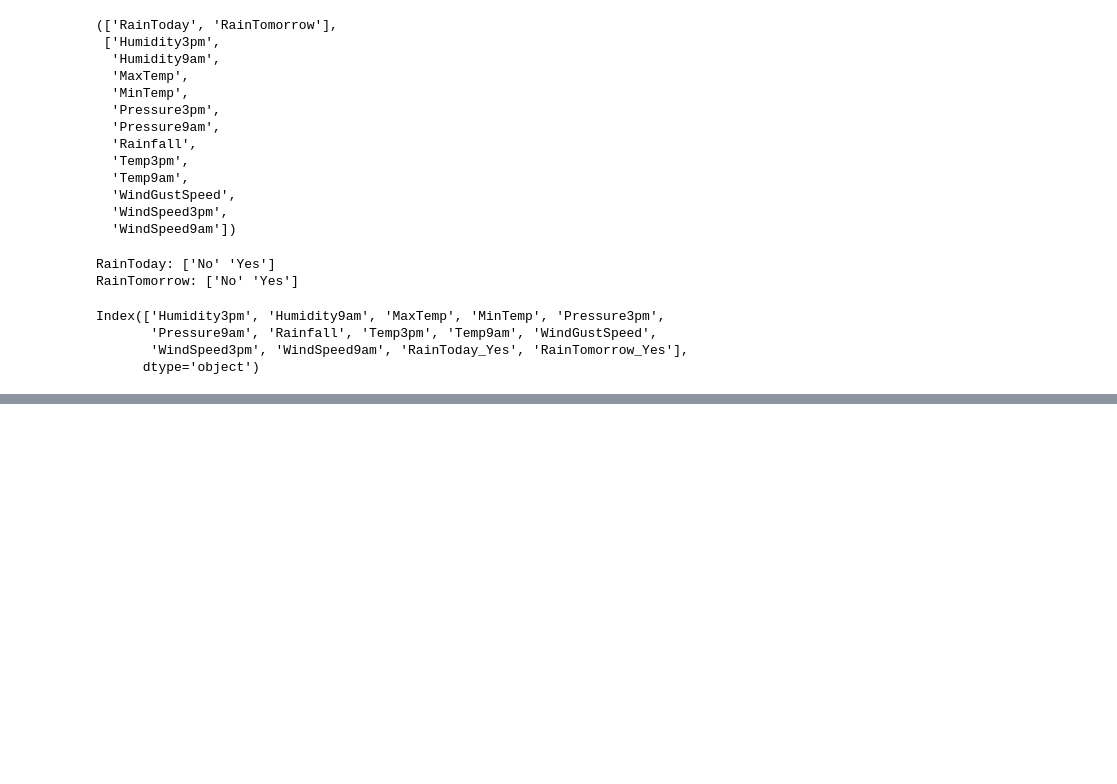
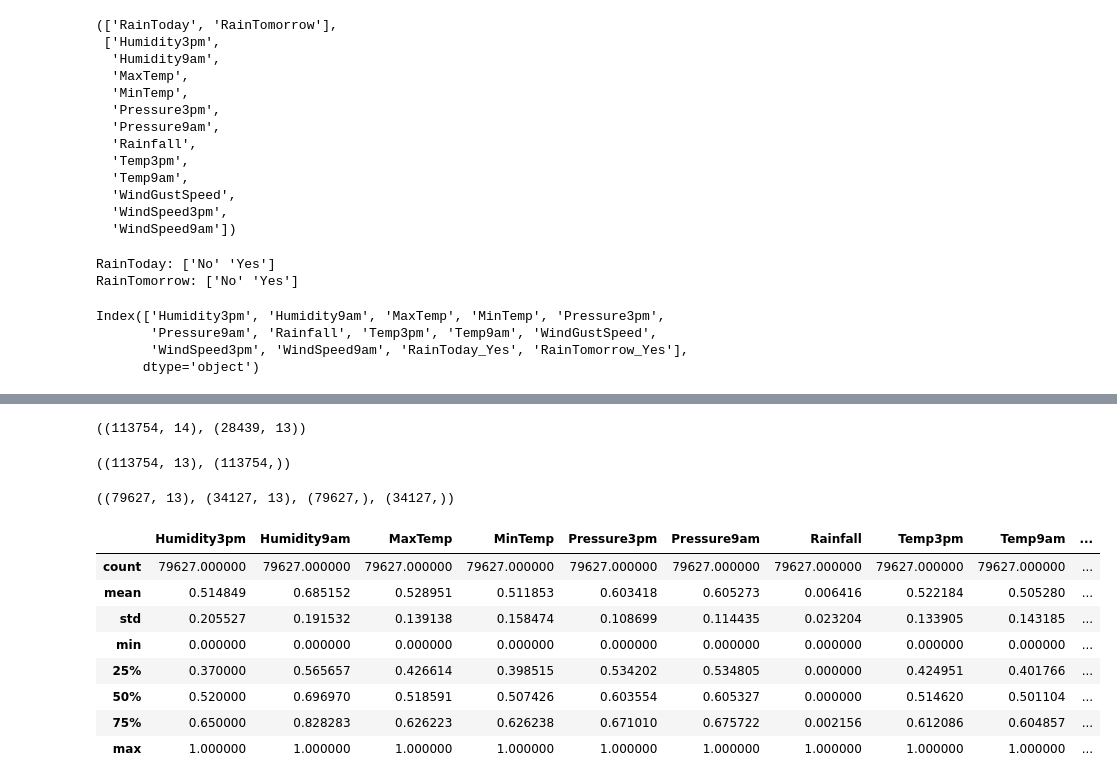
Before and after one commit to SauloEnock/Minicurso-Data-Science, a Jupyter notebook: pratica.ipynb, the cells around one changed output, grey strips where cells are left out. Saved outputs shown, nothing was run; the diff lists cells and outputs as text; code cells hidden in the pictures; blank space fills up the shorter version.

Commit message:
Treinamento e Resultados Modelo Houdout

```diff
--- a/pratica.ipynb
+++ b/pratica.ipynb
@@ -252,0 +287,15 @@ Index(['Humidity3pm', 'Humidity9am', 'MaxTemp', 'MinTemp', 'Pressure3pm',
+# %%
+test = data.loc[dtest.index]
+test.drop('RainTomorrow_Yes', axis=1, inplace=True)
+
+# Separando os dados para treino e validação dos modelos
+data = data.loc[dtrain.index]
+data.shape, test.shape
+# %% [output]
+((113754, 14), (28439, 13))
+# %%
+X = data.drop('RainTomorrow_Yes', axis=1)
+y = data['RainTomorrow_Yes']
+X.shape, y.shape
+# %% [output]
+((113754, 13), (113754,))
@@ -252,0 +304,25 @@ Index(['Humidity3pm', 'Humidity9am', 'MaxTemp', 'MinTemp', 'Pressure3pm',
+# %%
+np.random.seed(seed_number)
+# Divisão Holdout 70% treino / 30% teste com estratificação
+X_train, X_test, y_train, y_test = train_test_split(X, y, test_size = 0.3, stratify=y, random_state = seed_number)
+X_train.shape, X_test.shape, y_train.shape, y_test.shape
+# %% [output]
+((79627, 13), (34127, 13), (79627,), (34127,))
+# %%
+features_list = X_train.columns.to_list()
+
+scaler = MinMaxScaler()
+
+X_train[features_list] = scaler.fit_transform(X_train[features_list])
+X_test[features_list] = scaler.transform(X_test[features_list])
+X_train.describe()
+# %% [output]
+|  | Humidity3pm | Humidity9am | MaxTemp | MinTemp | Pressure3pm | Pressure9am | Rainfall | Temp3pm | Temp9am | ... |
+| count | 79627.000000 | 79627.000000 | 79627.000000 | 79627.000000 | 79627.000000 | 79627.000000 | 79627.000000 | 79627.000000 | 79627.000000 | ... |
+| mean | 0.514849 | 0.685152 | 0.528951 | 0.511853 | 0.603418 | 0.605273 | 0.006416 | 0.522184 | 0.505280 | ... |
+| std | 0.205527 | 0.191532 | 0.139138 | 0.158474 | 0.108699 | 0.114435 | 0.023204 | 0.133905 | 0.143185 | ... |
+| min | 0.000000 | 0.000000 | 0.000000 | 0.000000 | 0.000000 | 0.000000 | 0.000000 | 0.000000 | 0.000000 | ... |
+| 25% | 0.370000 | 0.565657 | 0.426614 | 0.398515 | 0.534202 | 0.534805 | 0.000000 | 0.424951 | 0.401766 | ... |
+| 50% | 0.520000 | 0.696970 | 0.518591 | 0.507426 | 0.603554 | 0.605327 | 0.000000 | 0.514620 | 0.501104 | ... |
+| 75% | 0.650000 | 0.828283 | 0.626223 | 0.626238 | 0.671010 | 0.675722 | 0.002156 | 0.612086 | 0.604857 | ... |
+| max | 1.000000 | 1.000000 | 1.000000 | 1.000000 | 1.000000 | 1.000000 | 1.000000 | 1.000000 | 1.000000 | ... |
```
Also changed, not shown: parts of 14 cells of this notebook.
